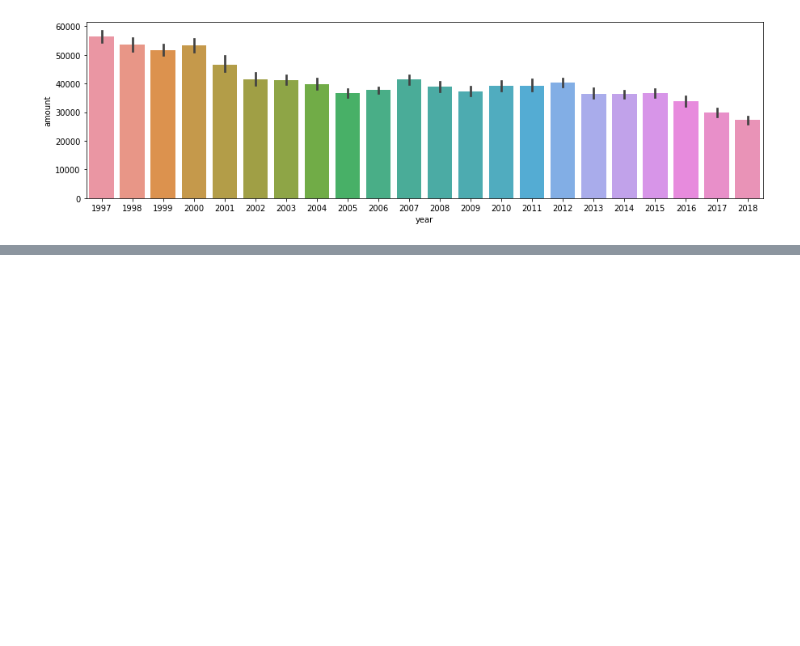
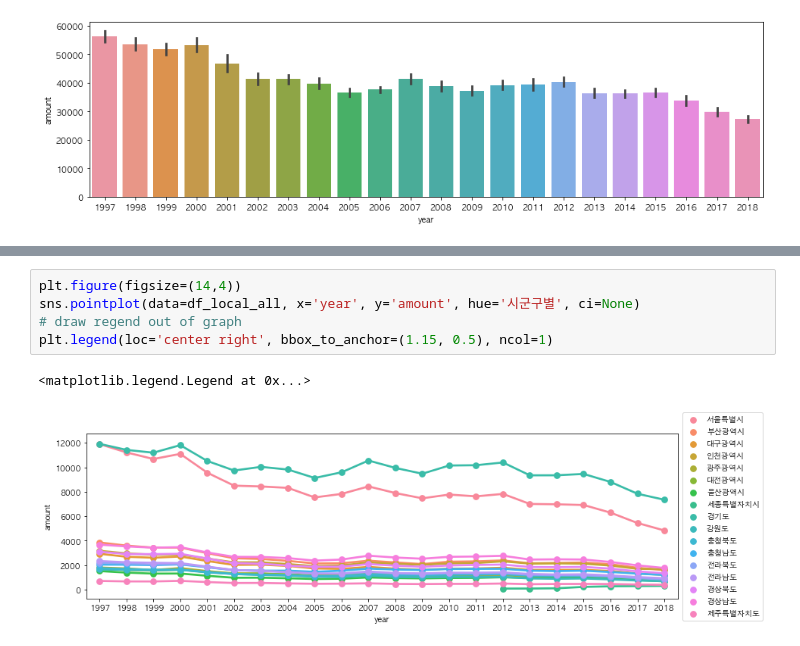
Before and after one commit to lhs7091/PythonDataScienceExam, a Jupyter notebook: birth_rate_korea/birth_rate_korea.ipynb, the cells around one changed output, grey strips where cells are left out. Cells and saved outputs as stored; diff of their text form; blank space fills up the shorter version.

```diff
--- a/birth_rate_korea/birth_rate_korea.ipynb
+++ b/birth_rate_korea/birth_rate_korea.ipynb
@@ -345,0 +408,8 @@ sns.barplot(data=df_all, x='year', y='amount')
+# %%
+plt.figure(figsize=(14,4))
+sns.pointplot(data=df_local_all, x='year', y='amount', hue='시군구별', ci=None)
+# draw regend out of graph
+plt.legend(loc='center right', bbox_to_anchor=(1.15, 0.5), ncol=1)
+# %% [output]
+<matplotlib.legend.Legend at 0x...>
+[figure, added]
```
Also changed, not shown: parts of 14 cells of this notebook.
